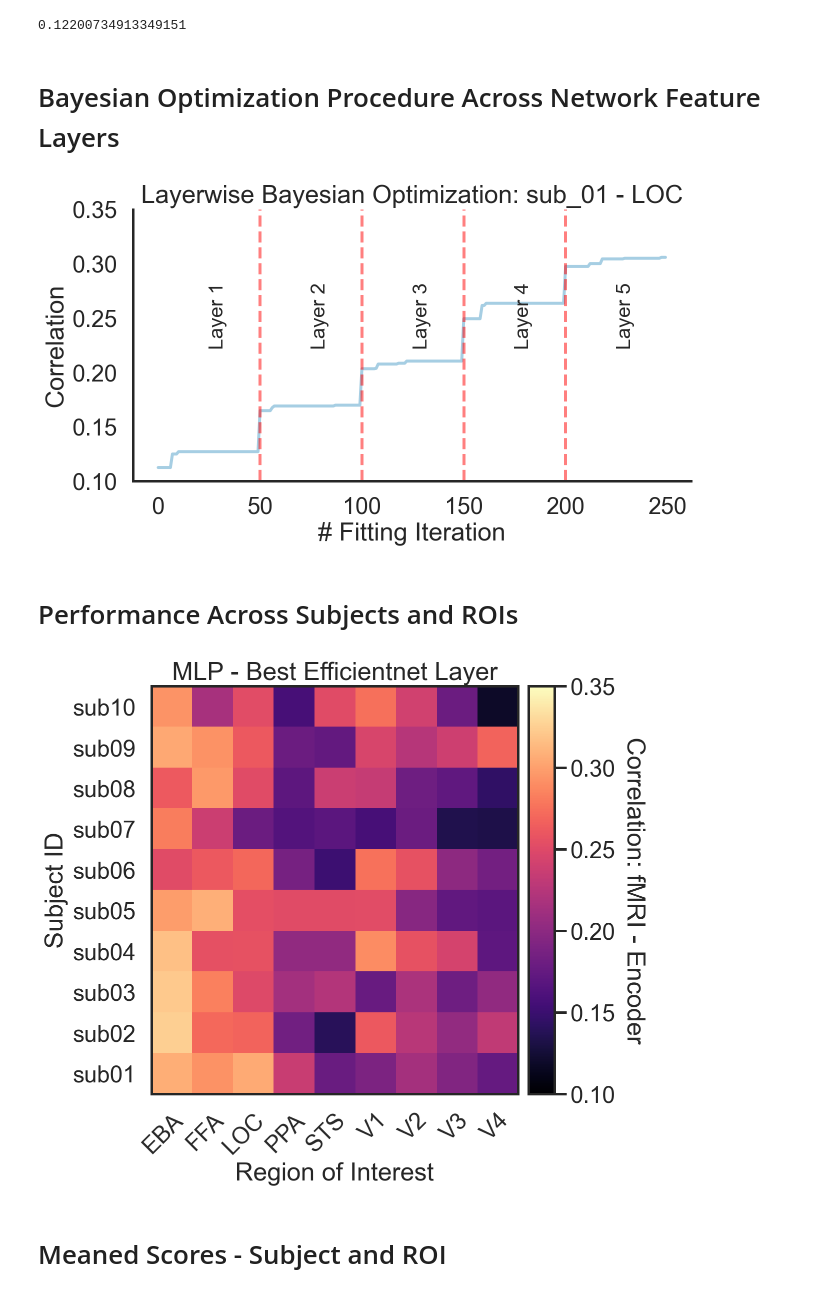
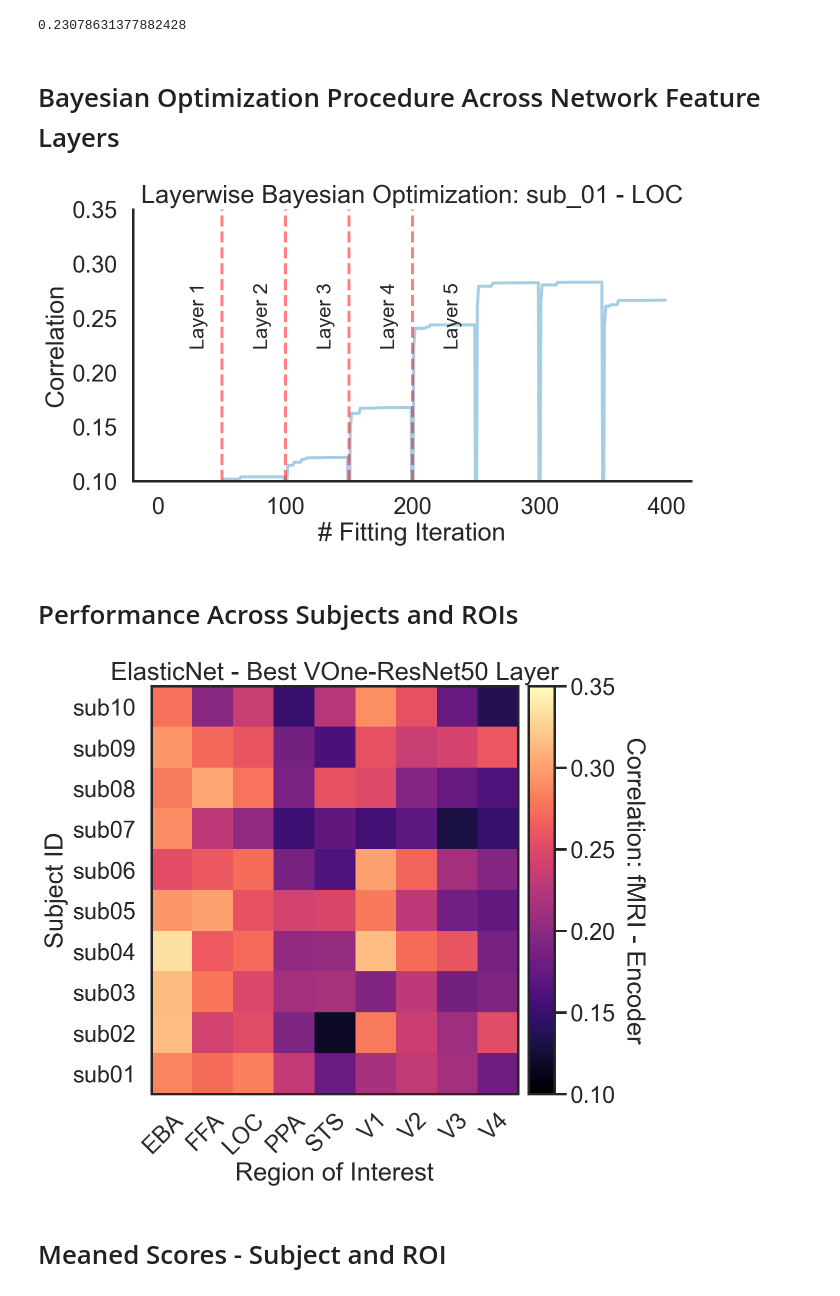
Before and after one commit to RobertTLange/algonauts-2021, a Jupyter notebook: notebooks/inspect_experiments.ipynb, the cells around one changed output. Cells and saved outputs as stored; diff of their text form; code cells hidden in the pictures.

```diff
--- a/notebooks/inspect_experiments.ipynb
+++ b/notebooks/inspect_experiments.ipynb
@@ -30,24 +30,26 @@ num_layers = 5
 #experiment_dir = "../experiments/wb/elastic_resnext50_32x4d_bo_50"
 
 #experiment_dir = "../data/experiments/roi/mlp_efficientnet_b3_bo_50"
-experiment_dir = "../data/experiments/wb/mlp_efficientnet_b3_bo_30"
+#experiment_dir = "../data/experiments/wb/mlp_efficientnet_b3_bo_30"
+experiment_dir = "../data/experiments/roi/elastic_vone_resnet50_bo_50"
+#experiment_dir = "../data/experiments/wb/mlp_efficientnet_b3_bo_30"
 meta_log, hyper_log = load_result_logs(experiment_dir)
 # %%
 hyper_log.best_bo_score.mean()
 # %% [output]
-0.12200734913349151
+0.23078631377882428
 # %% [markdown]
 # Bayesian Optimization Procedure Across Network Feature Layers
 # %%
 plot_bo_scores(meta_log, "b_1_eval_0", subject_id="sub_01", roi_type="LOC", num_bo_per_layer=num_bo_iters, num_layers=num_layers)
 # %% [output]
-[figure, old version]
+[figure, new version]
 # %% [markdown]
 # Performance Across Subjects and ROIs
 # %%
-plot_roi_subject_grid(hyper_log, title="MLP - Best Efficientnet Layer")
+plot_roi_subject_grid(hyper_log, title="ElasticNet - Best VOne-ResNet50 Layer")
 # %% [output]
-[figure, old version]
+[figure, new version]
 # %% [markdown]
 # Meaned Scores - Subject and ROI
 # %%
```
Also changed, not shown: parts of 3 cells of this notebook, 2 other files.
